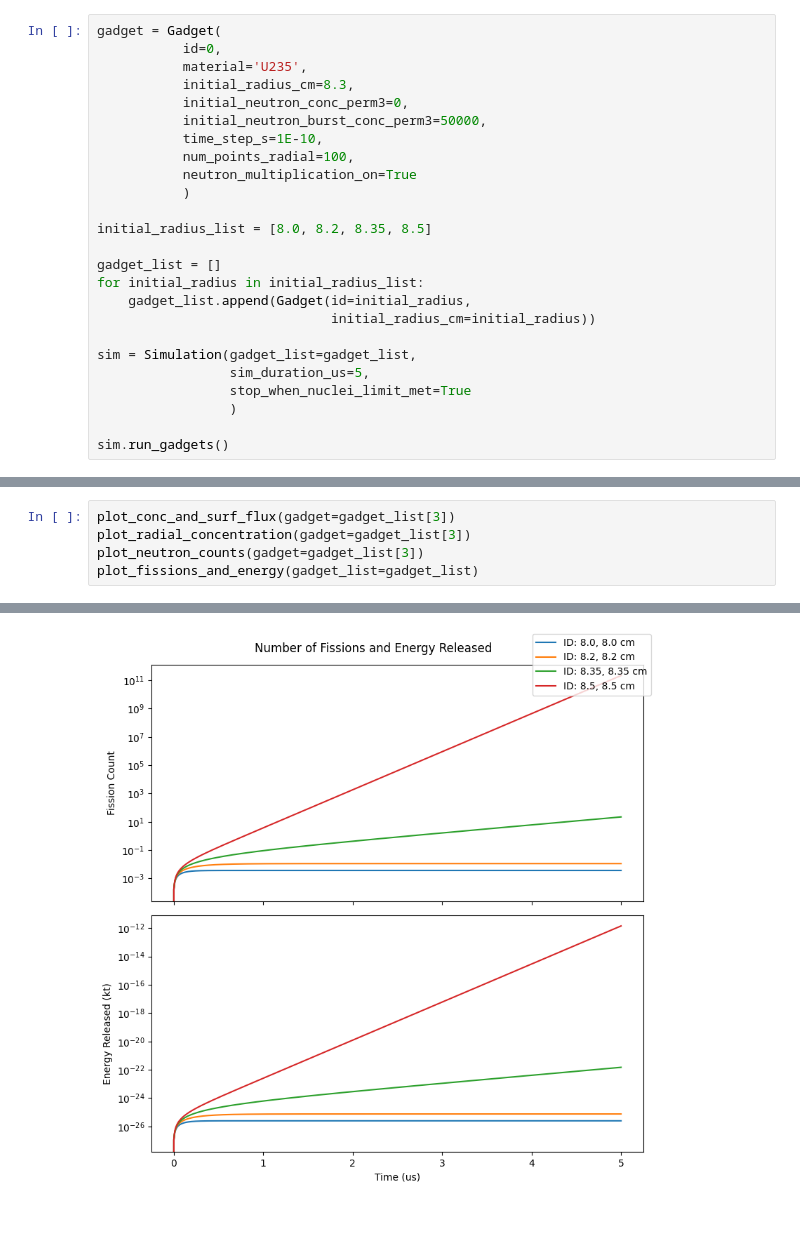
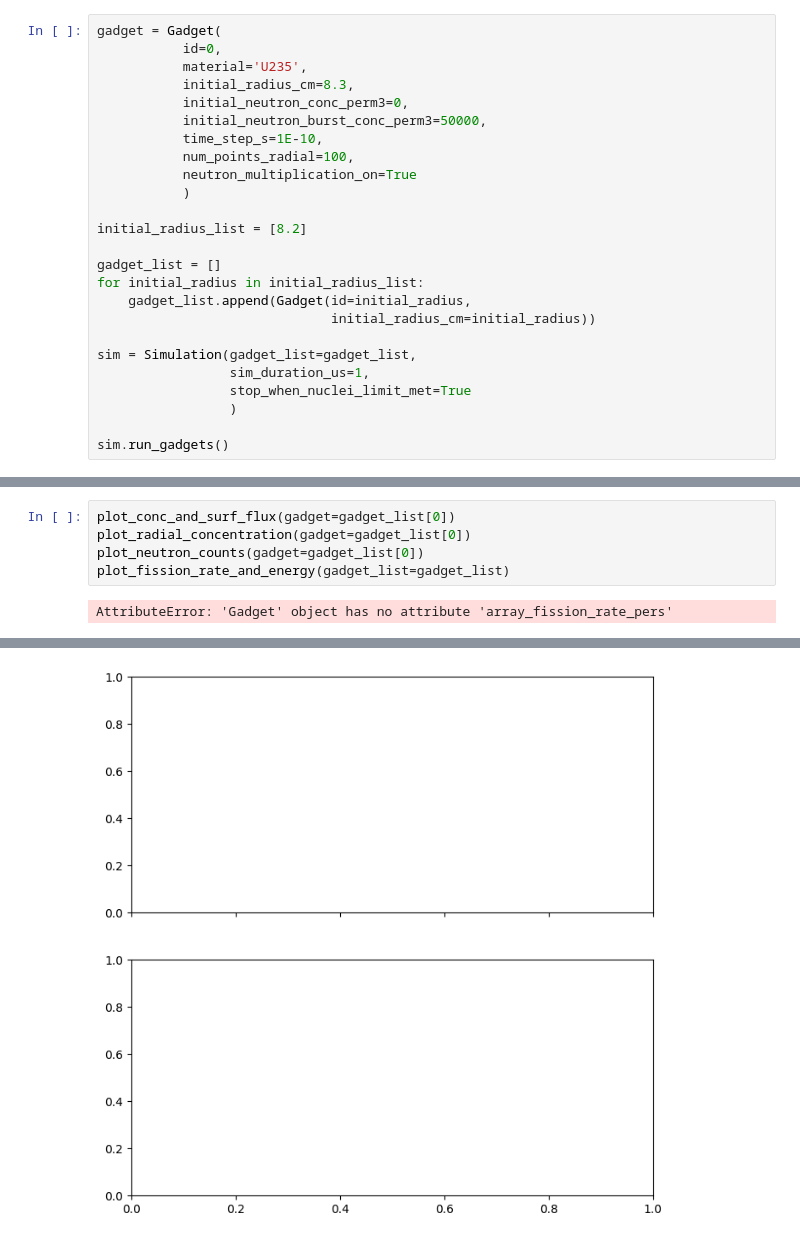
Before and after one commit to benschwe/gadget, a Jupyter notebook: model_examples.ipynb, the cells around one changed output, grey strips where cells are left out. Saved outputs shown, nothing was run; the diff lists cells and outputs as text.

```diff
--- a/model_examples.ipynb
+++ b/model_examples.ipynb
@@ -16,7 +16,7 @@ gadget = Gadget(
            neutron_multiplication_on=True
            )
 
-initial_radius_list = [8.0, 8.2, 8.35, 8.5]
+initial_radius_list = [8.2]
 
 gadget_list = []
 for initial_radius in initial_radius_list:
@@ -24,7 +24,7 @@ for initial_radius in initial_radius_list:
                               initial_radius_cm=initial_radius))
 
 sim = Simulation(gadget_list=gadget_list,
-                 sim_duration_us=5,
+                 sim_duration_us=1,
                  stop_when_nuclei_limit_met=True
                  )
 
@@ -51,6 +43,7 @@ Critical
 # %%
-plot_conc_and_surf_flux(gadget=gadget_list[3])
-plot_radial_concentration(gadget=gadget_list[3])
-plot_neutron_counts(gadget=gadget_list[3])
-plot_fissions_and_energy(gadget_list=gadget_list)
+plot_conc_and_surf_flux(gadget=gadget_list[0])
+plot_radial_concentration(gadget=gadget_list[0])
+plot_neutron_counts(gadget=gadget_list[0])
+plot_fission_rate_and_energy(gadget_list=gadget_list)
 # %% [output]
+AttributeError: 'Gadget' object has no attribute 'array_fission_rate_pers'
@@ -60 +53 @@ plot_fissions_and_energy(gadget_list=gadget_list)
-[figure, old version]
+[figure, new version]
```
Also changed, not shown: parts of 4 cells of this notebook, 3 other files.
